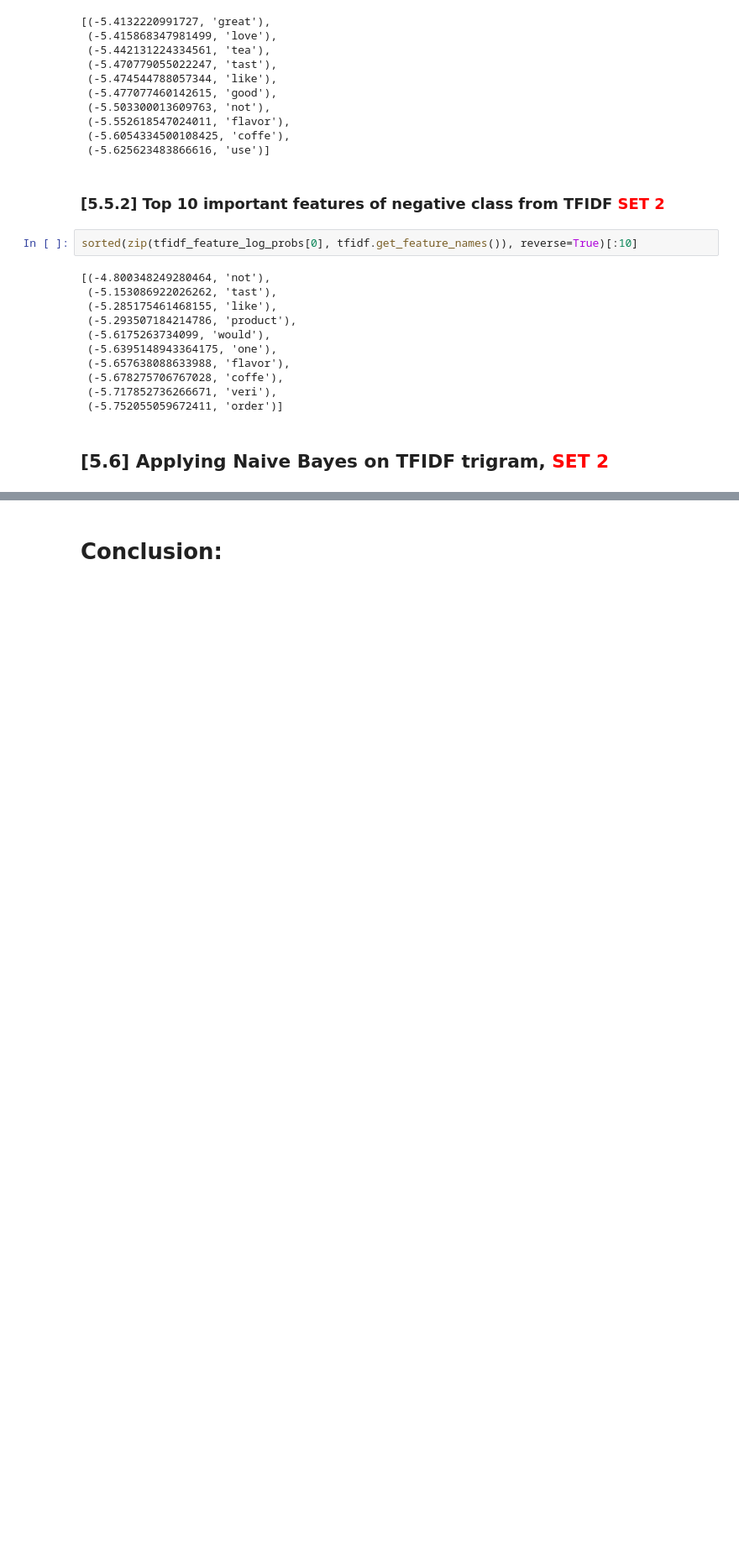
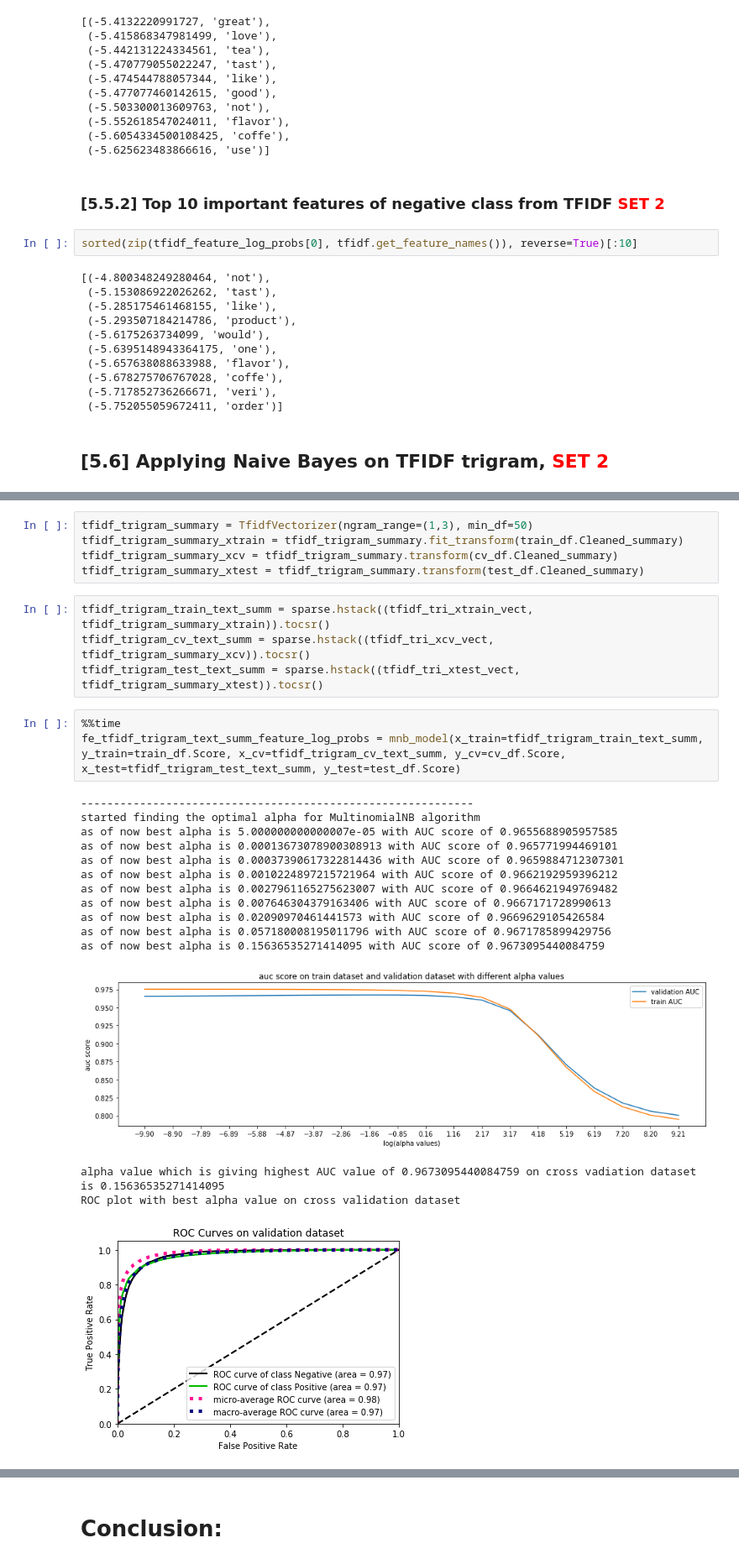
Before and after one commit to Kali-Dev/amazon-fine-food-reviews-analysis, a Jupyter notebook: Naive_bayes model for amazon fine food reviews dataset.ipynb, the cells around one changed output, grey strips where cells are left out. Shown at 84% size. Cells and saved outputs as stored; diff of their text form; blank space fills up the shorter version.

```diff
--- a/Naive_bayes model for amazon fine food reviews dataset.ipynb
+++ b/Naive_bayes model for amazon fine food reviews dataset.ipynb
@@ -1059,0 +1360,28 @@ output.add_row(['TFIDF trigram', 'Multinomial Naive bayes', 'alpha = 0.427599160
+# %%
+tfidf_trigram_summary = TfidfVectorizer(ngram_range=(1,3), min_df=50)
+tfidf_trigram_summary_xtrain = tfidf_trigram_summary.fit_transform(train_df.Cleaned_summary)
+tfidf_trigram_summary_xcv = tfidf_trigram_summary.transform(cv_df.Cleaned_summary)
+tfidf_trigram_summary_xtest = tfidf_trigram_summary.transform(test_df.Cleaned_summary)
+# %%
+tfidf_trigram_train_text_summ = sparse.hstack((tfidf_tri_xtrain_vect, tfidf_trigram_summary_xtrain)).tocsr()
+tfidf_trigram_cv_text_summ = sparse.hstack((tfidf_tri_xcv_vect, tfidf_trigram_summary_xcv)).tocsr()
+tfidf_trigram_test_text_summ = sparse.hstack((tfidf_tri_xtest_vect, tfidf_trigram_summary_xtest)).tocsr()
+# %%
+%%time
+fe_tfidf_trigram_text_summ_feature_log_probs = mnb_model(x_train=tfidf_trigram_train_text_summ, y_train=train_df.Score, x_cv=tfidf_trigram_cv_text_summ, y_cv=cv_df.Score, x_test=tfidf_trigram_test_text_summ, y_test=test_df.Score)
+# %% [output]
+------------------------------------------------------------
+started finding the optimal alpha for MultinomialNB algorithm
+as of now best alpha is 5.000000000000007e-05 with AUC score of 0.9655688905957585
+as of now best alpha is 0.00013673078900308913 with AUC score of 0.965771994469101
+as of now best alpha is 0.00037390617322814436 with AUC score of 0.9659884712307301
+as of now best alpha is 0.0010224897215721964 with AUC score of 0.9662192959396212
+as of now best alpha is 0.0027961165275623007 with AUC score of 0.9664621949769482
+as of now best alpha is 0.007646304379163406 with AUC score of 0.9667171728990613
+as of now best alpha is 0.02090970461441573 with AUC score of 0.9669629105426584
+as of now best alpha is 0.057180008195011796 with AUC score of 0.9671785899429756
+as of now best alpha is 0.15636535271414095 with AUC score of 0.9673095440084759
+[figure, added]
+alpha value which is giving highest AUC value of 0.9673095440084759 on cross vadiation dataset is 0.15636535271414095
+ROC plot with best alpha value on cross validation dataset
+[figure, added]
```
Also changed, not shown: parts of 66 cells of this notebook.
